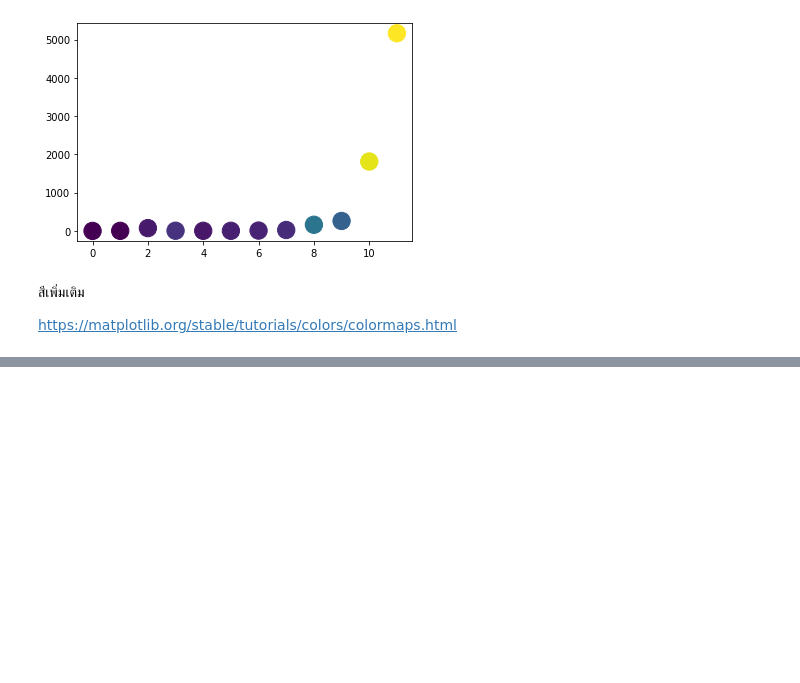
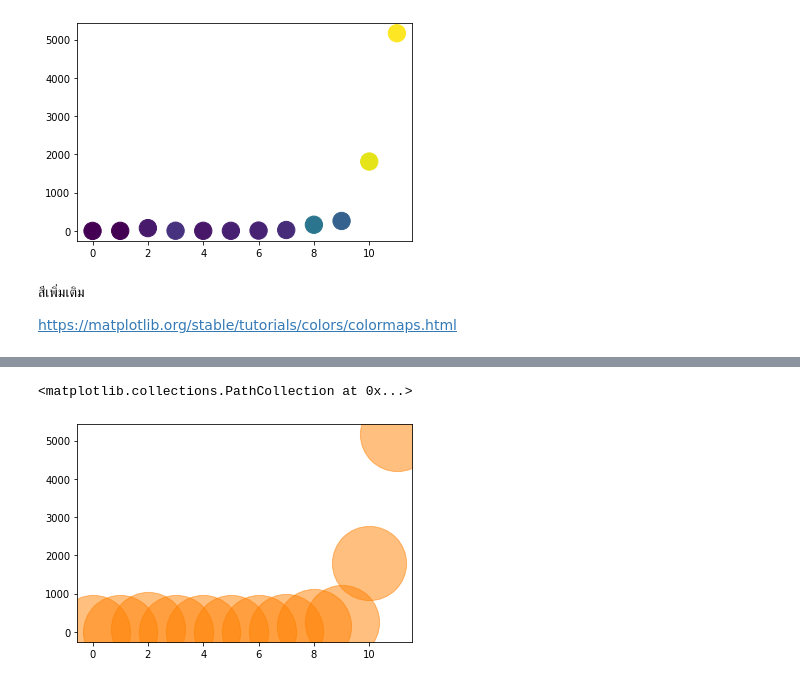
Before and after one commit to Jittiya/DWDM21, a Jupyter notebook: Data_Visualizetion.ipynb, the cells around one changed output, grey strips where cells are left out. Saved outputs shown, nothing was run; the diff lists cells and outputs as text; code cells hidden in the pictures; blank space fills up the shorter version.

```diff
--- a/Data_Visualizetion.ipynb
+++ b/Data_Visualizetion.ipynb
@@ -117,0 +128,5 @@ plt.scatter(range(len(data.iloc[::50,1])),data.iloc[::50,1],s=300,c=0.03*data.il
+# %%
+plt.scatter(range(len(data.iloc[::50,1])),data.iloc[::50,1],s=5500,c=[[1.,0.5,0]],alpha=0.5) #กำหนดค่าความโปร่งแสง
+# %% [output]
+<matplotlib.collections.PathCollection at 0x...>
+[figure, added]
```
Also changed, not shown: parts of 3 cells of this notebook.
